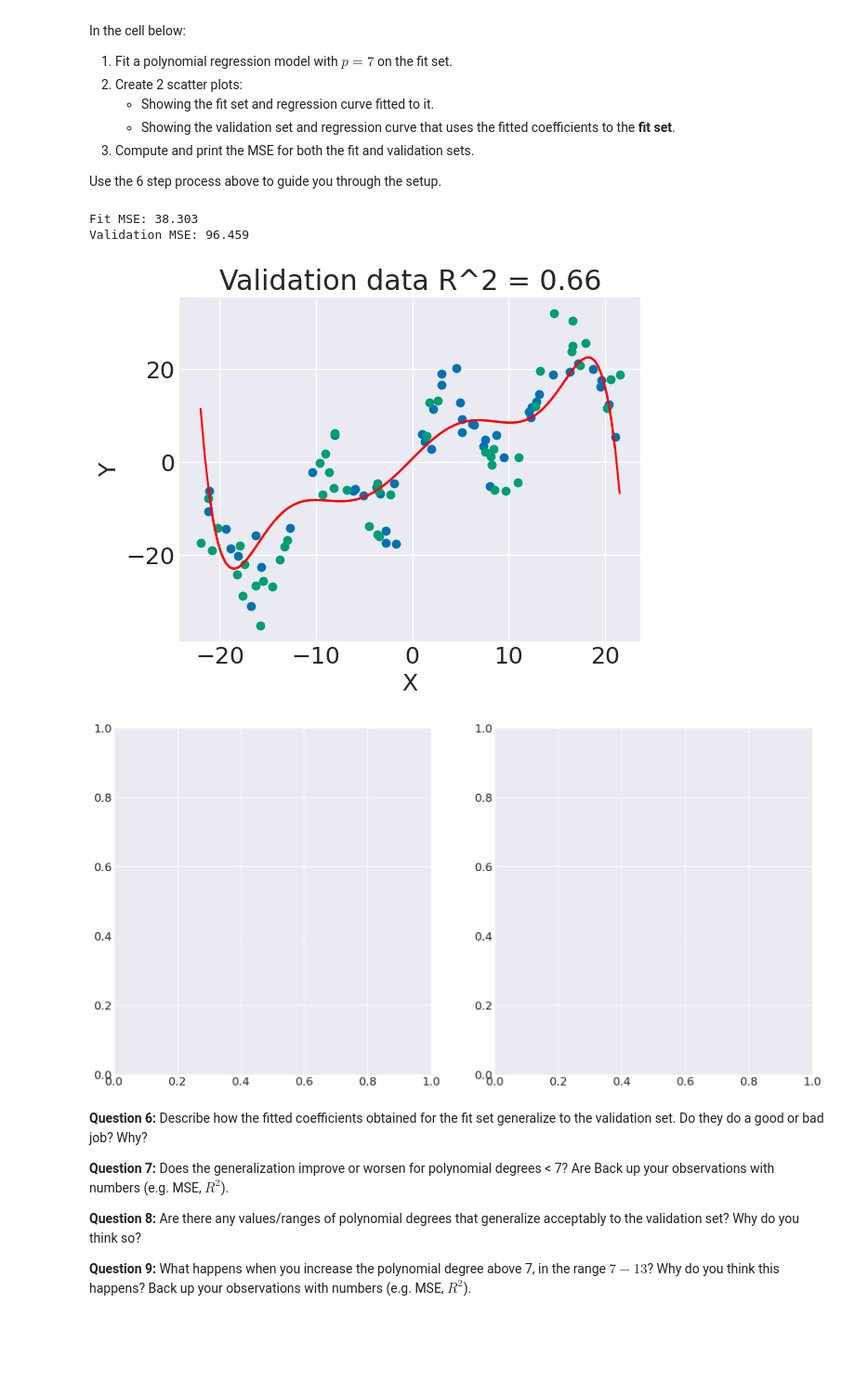
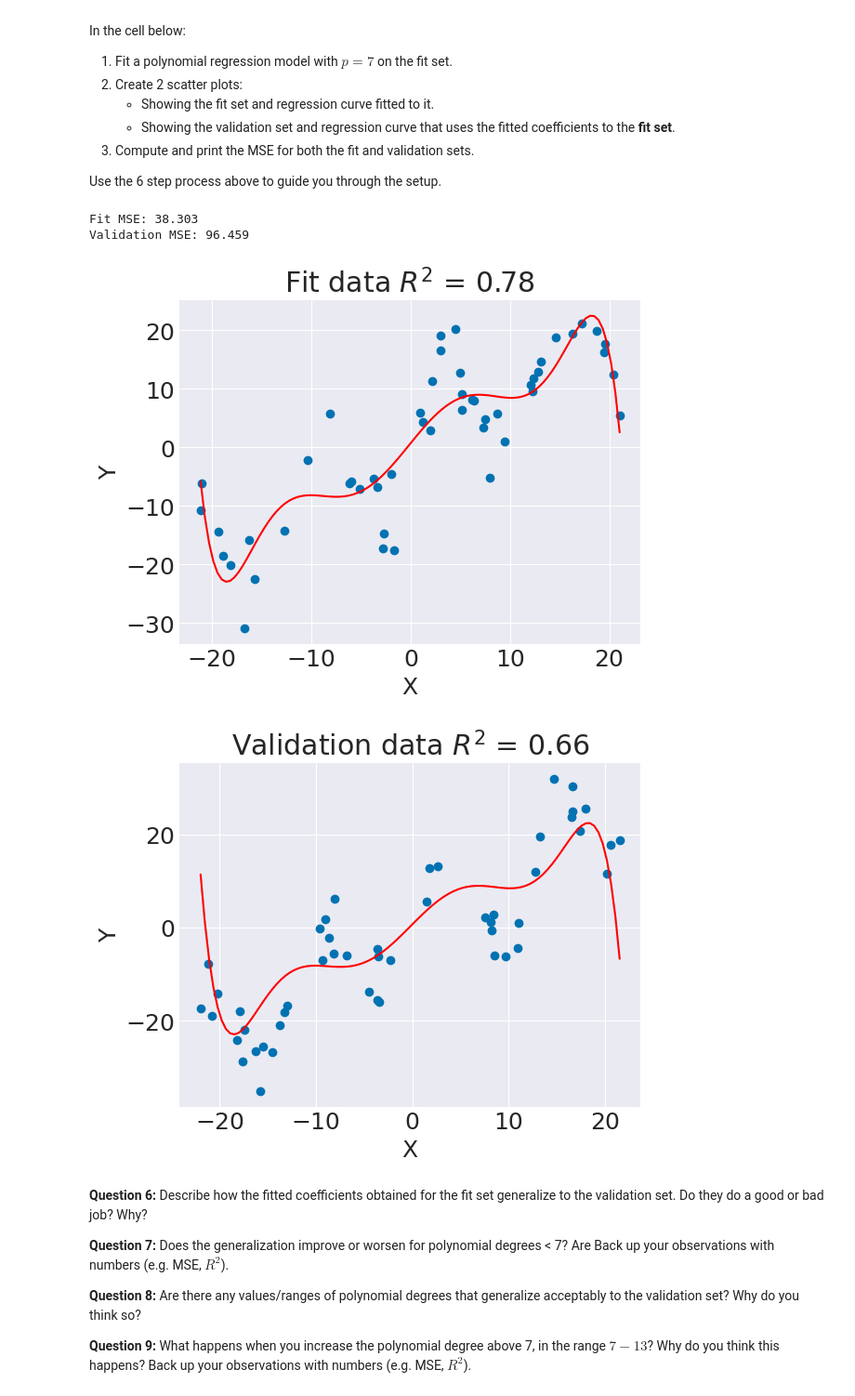
Before and after one commit to thecodingaviator/cs251, a Jupyter notebook: project3/polynomial_regression.ipynb, the cells around one changed output. Shown: that part at 93% size. Cells and saved outputs as stored; diff of their text form; code cells hidden in the pictures; blank space fills up the shorter version.

```diff
--- a/project3/polynomial_regression.ipynb
+++ b/project3/polynomial_regression.ipynb
@@ -264,23 +264,24 @@ Use the 6 step process above to guide you through the setup.
 # %%
 poly_fit = linear_regression.LinearRegression(data_fit)
 poly_fit.poly_regression('X', 'Y', 7)
 
 poly_val = linear_regression.LinearRegression(data_val)
 
 poly_val.initialize(['X'], 'Y', poly_fit.get_fitted_slope(), poly_fit.get_fitted_intercept(), 7)
 
 # Add subplots
-plt1 = poly_fit.scatter('X', 'Y', 'Fit data')
-plt2 = poly_val.scatter('X', 'Y', 'Validation data')
+poly_fit.scatter('X', 'Y', 'Fit data')
+plt.figure()
+poly_val.scatter('X', 'Y', 'Validation data')
 
 # Print MSEs
 print(f'Fit MSE: {poly_fit.mse:.3f}')
 print(f'Validation MSE: {poly_val.mse:.3f}')
 # %% [output]
 Fit MSE: 38.303
 Validation MSE: 96.459
-[figure, old version]
+[figure, new version]
-[figure, old version]
+[figure, new version]
 # %% [markdown]
 **Question 6:** Describe how the fitted coefficients obtained for the fit set generalize to the validation set. Do they do a good or bad job? Why?
 
```
Also changed, not shown: parts of 4 cells of this notebook, 4 other files.
